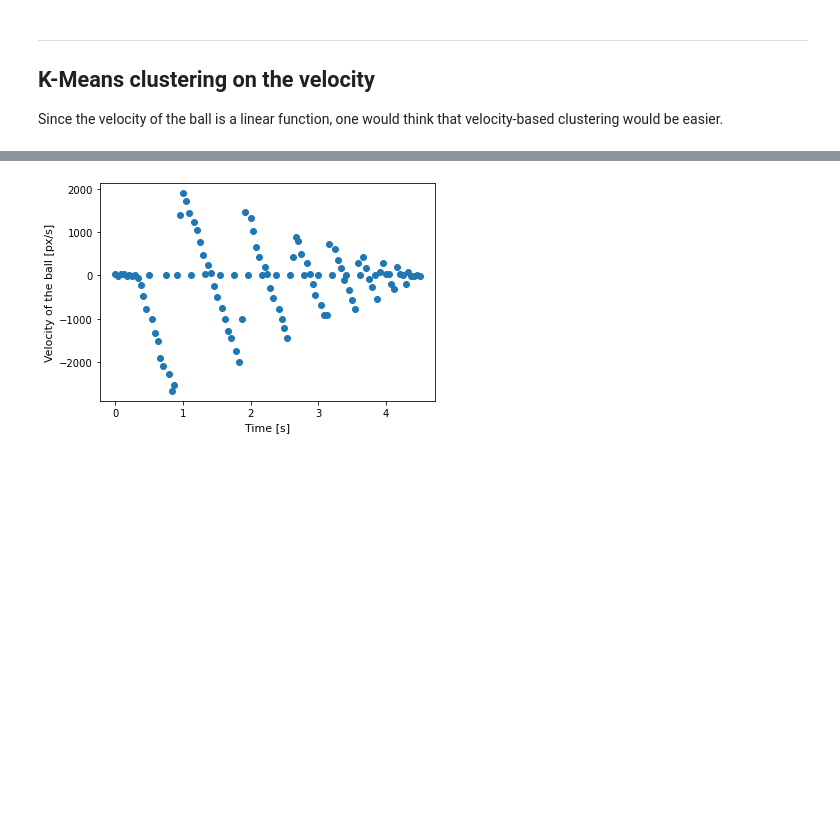
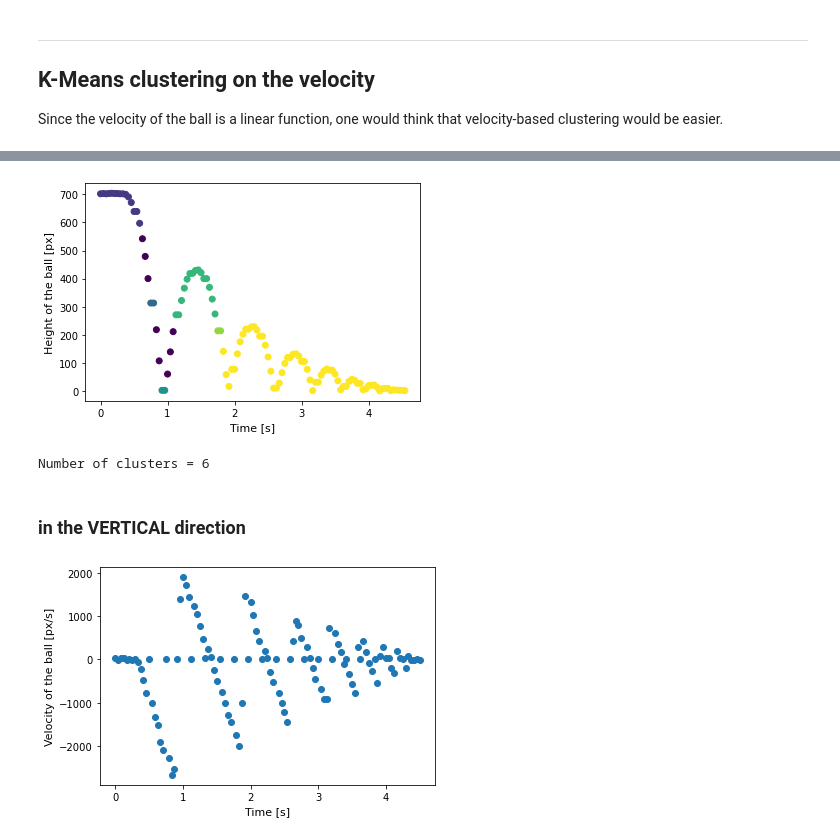
Before and after one commit to LouiseMassager/DDE_project_bouncingball, a Jupyter notebook: clustering/DDE_bounce_clustering.ipynb, the cells around one changed output, grey strips where cells are left out. Cells and saved outputs as stored; diff of their text form; code cells hidden in the pictures; blank space fills up the shorter version.

```diff
--- a/clustering/DDE_bounce_clustering.ipynb
+++ b/clustering/DDE_bounce_clustering.ipynb
@@ -324,3 +414,20 @@ Since the velocity of the ball is a linear function, one would think that veloci
+# %%
+#### DBSCAN
+dbscan = DBSCAN(eps=0.25, min_samples=2)
+dbscan.fit(V_std)
+labels_dbscan = dbscan.labels_
+
+plt.scatter(X[:,0], X[:,1], c=labels_dbscan)
+plt.xlabel('Time [s]', fontsize=11)
+plt.ylabel('Height of the ball [px]', fontsize=11)
+plt.show()
+
+print("Number of clusters = " + str(max(labels_dbscan)+1))
+# %% [output]
+[figure, added]
+Number of clusters = 6
+# %% [markdown]
+### in the VERTICAL direction
 # %%
 t = X[:,0]
 y = X[:,1]
```
Also changed, not shown: parts of 9 cells of this notebook.
